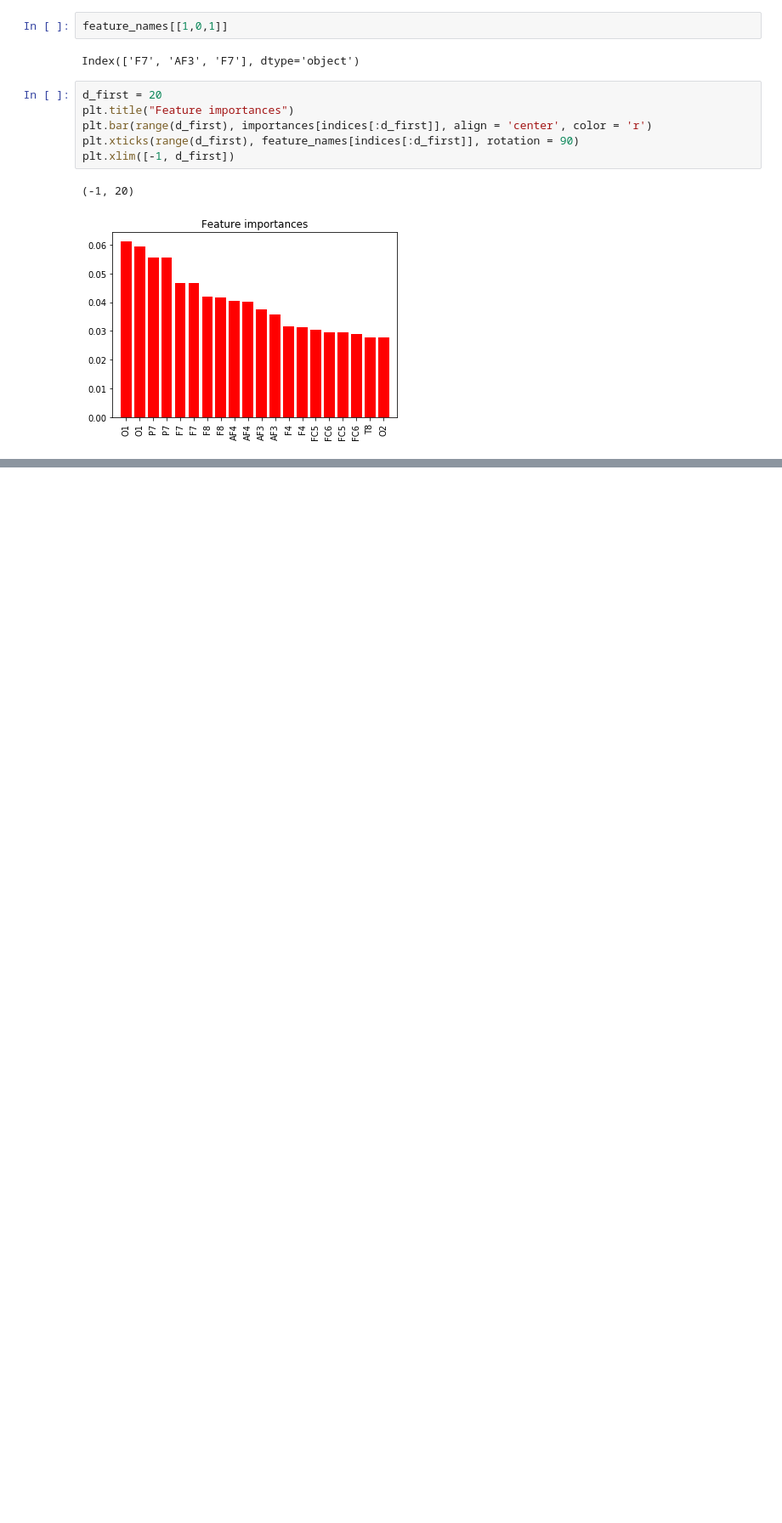
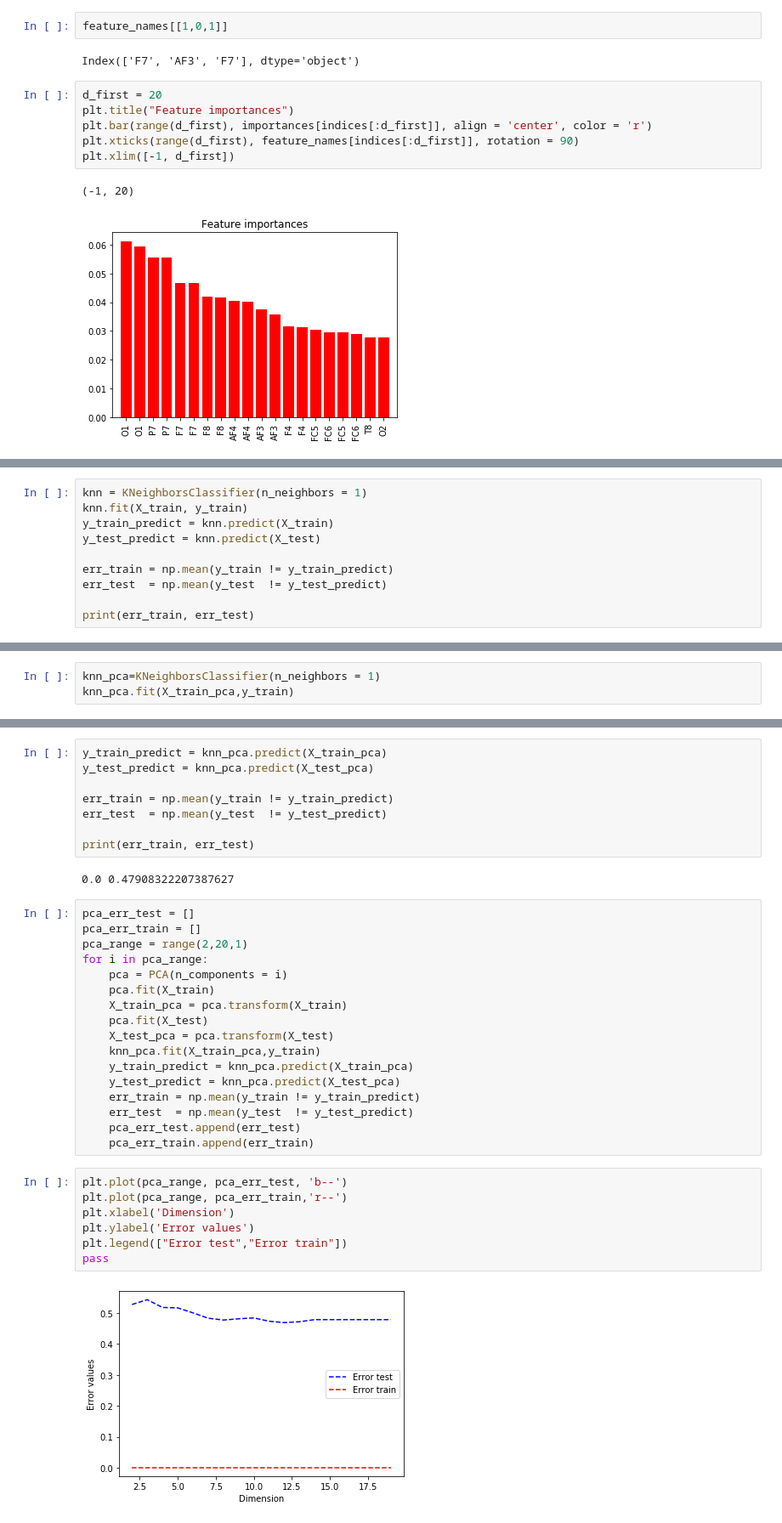
Before and after one commit to solovyyevnikita/-Machine-learning, a Jupyter notebook: homework_10.10.ipynb, the cells around one changed output, grey strips where cells are left out. Shown at 85% size. Drawn from its saved outputs; the diff is of its cells as text; blank space fills up the shorter version.

```diff
--- a/homework_10.10.ipynb
+++ b/homework_10.10.ipynb
@@ -503,0 +548,10 @@ print(err_train, err_test)
+# %%
+knn = KNeighborsClassifier(n_neighbors = 1)
+knn.fit(X_train, y_train)
+y_train_predict = knn.predict(X_train)
+y_test_predict = knn.predict(X_test)
+
+err_train = np.mean(y_train != y_train_predict)
+err_test  = np.mean(y_test  != y_test_predict)
+
+print(err_train, err_test)
@@ -503,0 +562,3 @@ print(err_train, err_test)
+# %%
+knn_pca=KNeighborsClassifier(n_neighbors = 1)
+knn_pca.fit(X_train_pca,y_train)
@@ -503,0 +569,36 @@ print(err_train, err_test)
+# %%
+y_train_predict = knn_pca.predict(X_train_pca)
+y_test_predict = knn_pca.predict(X_test_pca)
+
+err_train = np.mean(y_train != y_train_predict)
+err_test  = np.mean(y_test  != y_test_predict)
+
+print(err_train, err_test)
+# %% [output]
+0.0 0.47908322207387627
+# %%
+pca_err_test = []
+pca_err_train = []
+pca_range = range(2,20,1)
+for i in pca_range:
+    pca = PCA(n_components = i)
+    pca.fit(X_train)
+    X_train_pca = pca.transform(X_train)
+    pca.fit(X_test)
+    X_test_pca = pca.transform(X_test)
+    knn_pca.fit(X_train_pca,y_train)
+    y_train_predict = knn_pca.predict(X_train_pca)
+    y_test_predict = knn_pca.predict(X_test_pca)
+    err_train = np.mean(y_train != y_train_predict)
+    err_test  = np.mean(y_test  != y_test_predict)
+    pca_err_test.append(err_test)
+    pca_err_train.append(err_train)
+# %%
+plt.plot(pca_range, pca_err_test, 'b--')
+plt.plot(pca_range, pca_err_train,'r--')
+plt.xlabel('Dimension')
+plt.ylabel('Error values')
+plt.legend(["Error test","Error train"])
+pass
+# %% [output]
+[figure, added]
```
Also changed, not shown: parts of 29 cells of this notebook.
